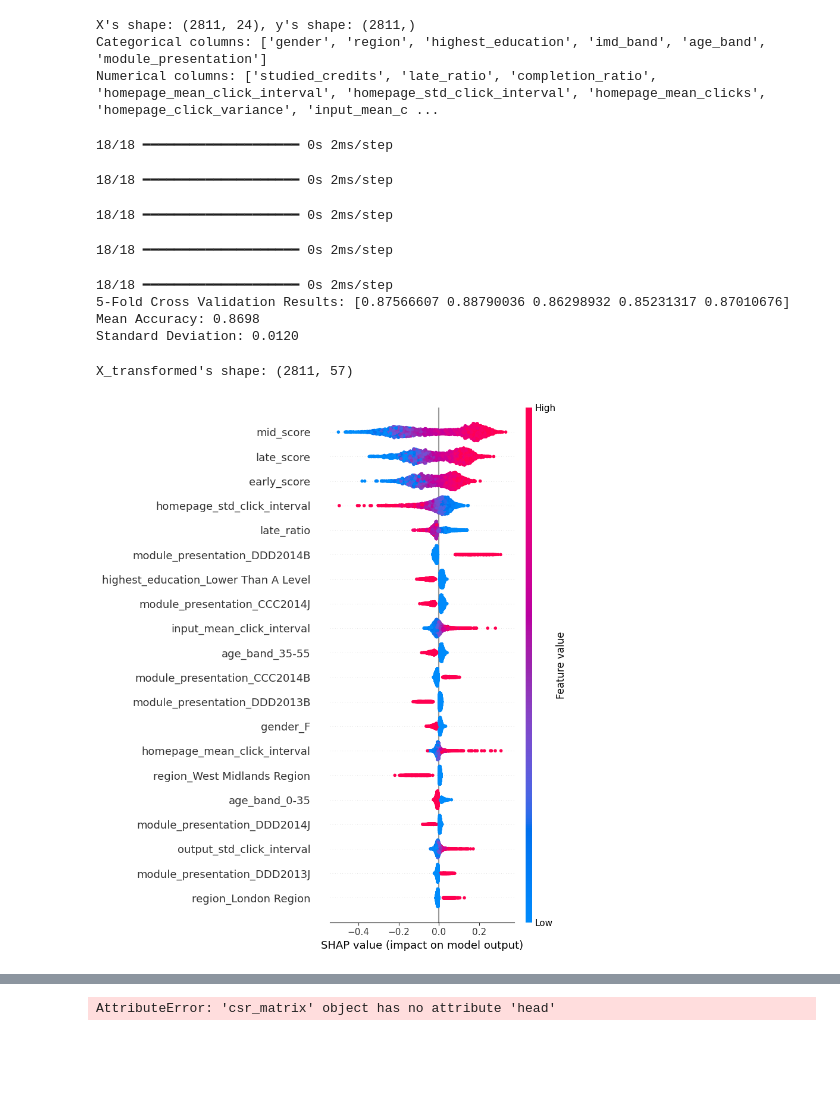
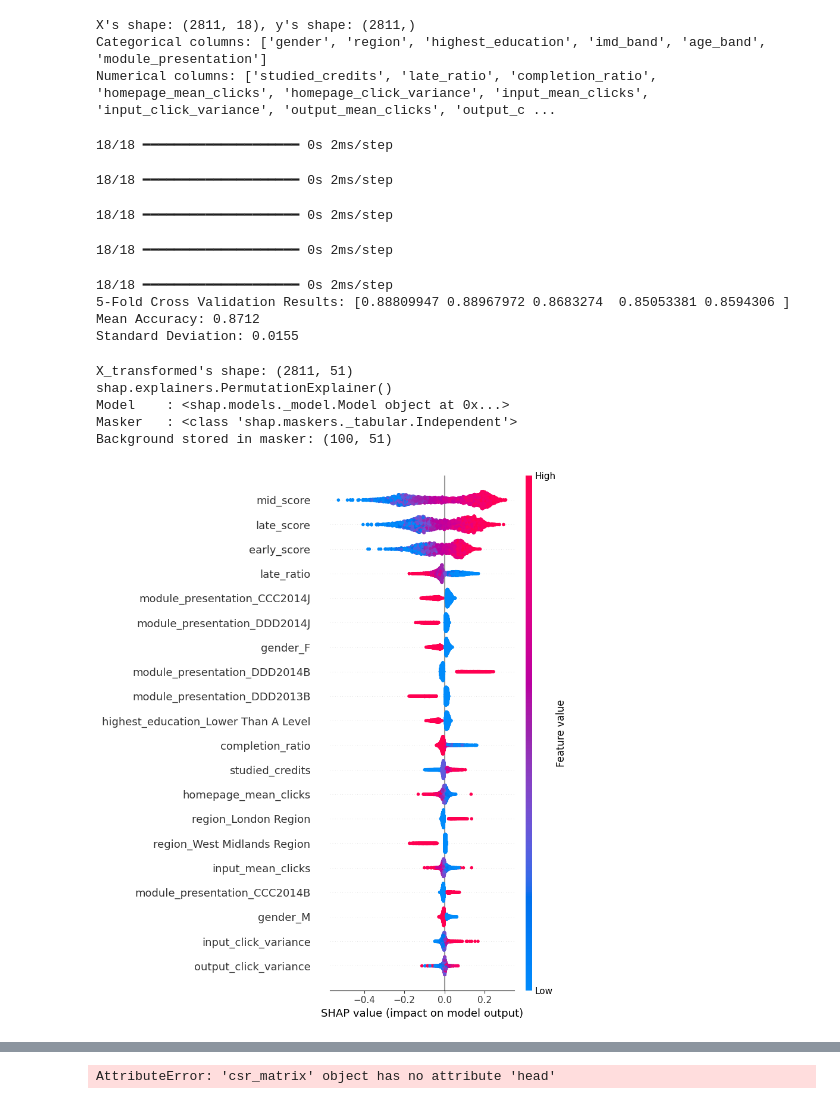
Before and after one commit to Chia-Chi-Shen/oulad, a Jupyter notebook: dl.ipynb, the cells around one changed output, grey strips where cells are left out. Cells and saved outputs as stored; diff of their text form; code cells hidden in the pictures; blank space fills up the shorter version.

```diff
--- a/dl.ipynb
+++ b/dl.ipynb
@@ -75,7 +75,7 @@ def train(df: pd.DataFrame):
     preprocessor = ColumnTransformer(
         transformers=[
             ('num', StandardScaler(), numerical_cols),
-            ('cat', OneHotEncoder(handle_unknown='ignore'), categorical_cols)
+            ('cat', OneHotEncoder(handle_unknown='ignore', sparse_output=False), categorical_cols)
         ],
         remainder='passthrough'
     )
@@ -120,23 +120,30 @@ def train(df: pd.DataFrame):
 # %%
 df = pd.read_csv('data_0521.csv')
 df.drop(columns=['homepage_std_click_interval', 'output_std_click_interval', 'input_std_click_interval'], inplace=True)
-# df_train = df[['score', 'gender', 'region', 'highest_education' ,'age_band' ,
+df.drop(columns=['homepage_mean_click_interval', 'output_mean_click_interval', 'input_mean_click_interval'], inplace=True)
+
+# df = df[['score', 'gender', 'region', 'highest_education' ,'age_band' ,
 #     'late_ratio' ,'homepage_mean_clicks' ,'homepage_mean_click_interval' ,#'homepage_std_click_interval' ,
 #     'input_mean_clicks' ,#'input_std_click_interval' ,
 #     'output_mean_click_interval' ,'output_mean_clicks' ,'output_click_variance' ,#'output_std_click_interval' ,
 #     'early_score' ,'late_score' ,'mid_score', 'module_presentation']]
 train(df)
+# df.head()
 # %% [output]
-X's shape: (2811, 24), y's shape: (2811,)
+X's shape: (2811, 18), y's shape: (2811,)
 Categorical columns: ['gender', 'region', 'highest_education', 'imd_band', 'age_band', 'module_presentation']
-Numerical columns: ['studied_credits', 'late_ratio', 'completion_ratio', 'homepage_mean_click_interval', 'homepage_std_click_interval', 'homepage_mean_clicks', 'homepage_click_variance', 'input_mean_c ...
+Numerical columns: ['studied_credits', 'late_ratio', 'completion_ratio', 'homepage_mean_clicks', 'homepage_click_variance', 'input_mean_clicks', 'input_click_variance', 'output_mean_clicks', 'output_c ...
 18/18 ━━━━━━━━━━━━━━━━━━━━ 0s 2ms/step
 18/18 ━━━━━━━━━━━━━━━━━━━━ 0s 2ms/step
 18/18 ━━━━━━━━━━━━━━━━━━━━ 0s 2ms/step
 18/18 ━━━━━━━━━━━━━━━━━━━━ 0s 2ms/step
 18/18 ━━━━━━━━━━━━━━━━━━━━ 0s 2ms/step
-5-Fold Cross Validation Results: [0.87566607 0.88790036 0.86298932 0.85231317 0.87010676]
-Mean Accuracy: 0.8698
-Standard Deviation: 0.0120
+5-Fold Cross Validation Results: [0.88809947 0.88967972 0.8683274  0.85053381 0.8594306 ]
+Mean Accuracy: 0.8712
+Standard Deviation: 0.0155
-X_transformed's shape: (2811, 57)
+X_transformed's shape: (2811, 51)
+shap.explainers.PermutationExplainer()
+Model    : <shap.models._model.Model object at 0x...>
+Masker   : <class 'shap.maskers._tabular.Independent'>
+Background stored in masker: (100, 51)
-[figure, old version]
+[figure, new version]
```
Also changed, not shown: parts of 2 cells of this notebook, 2 other files.
